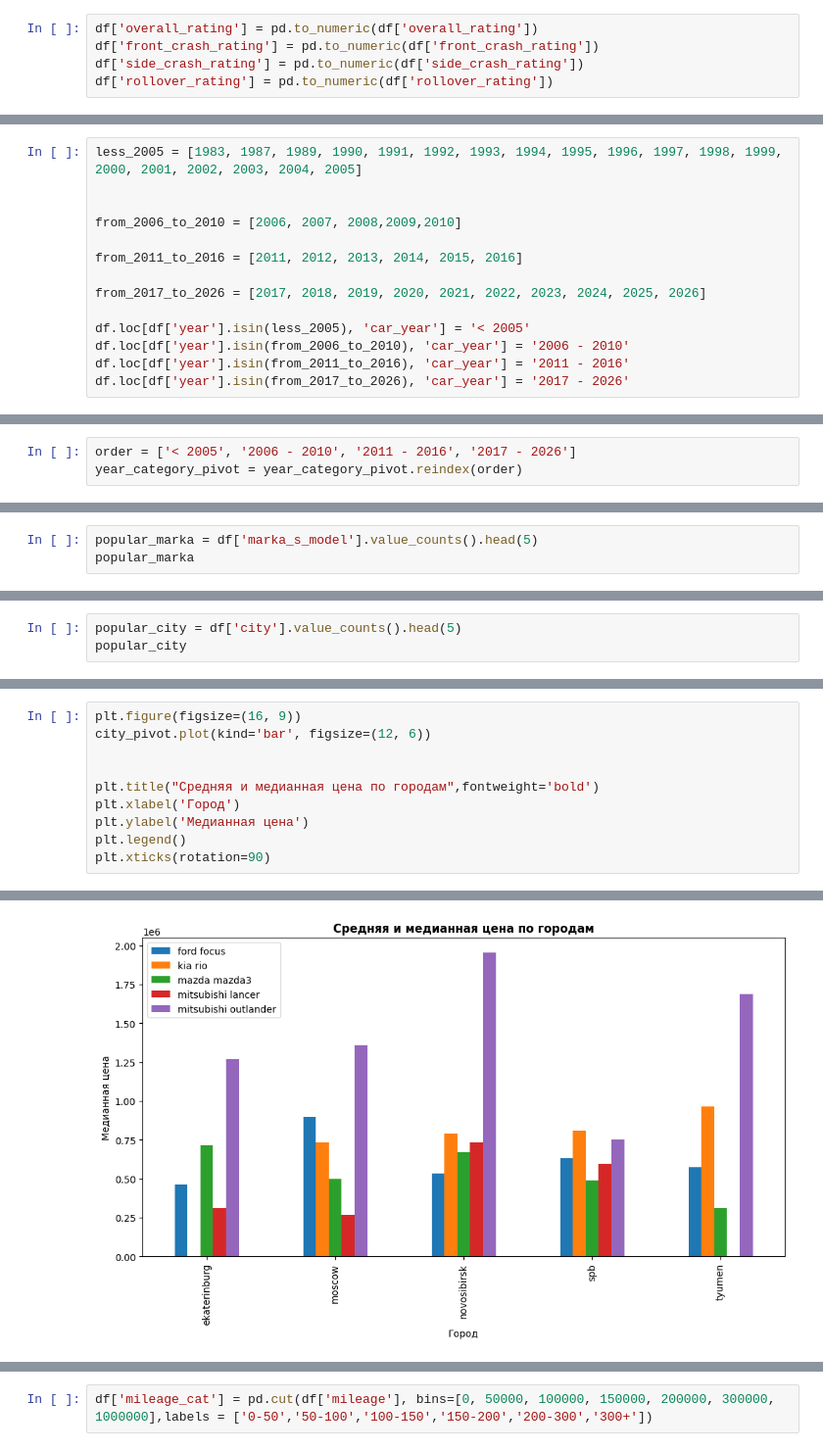
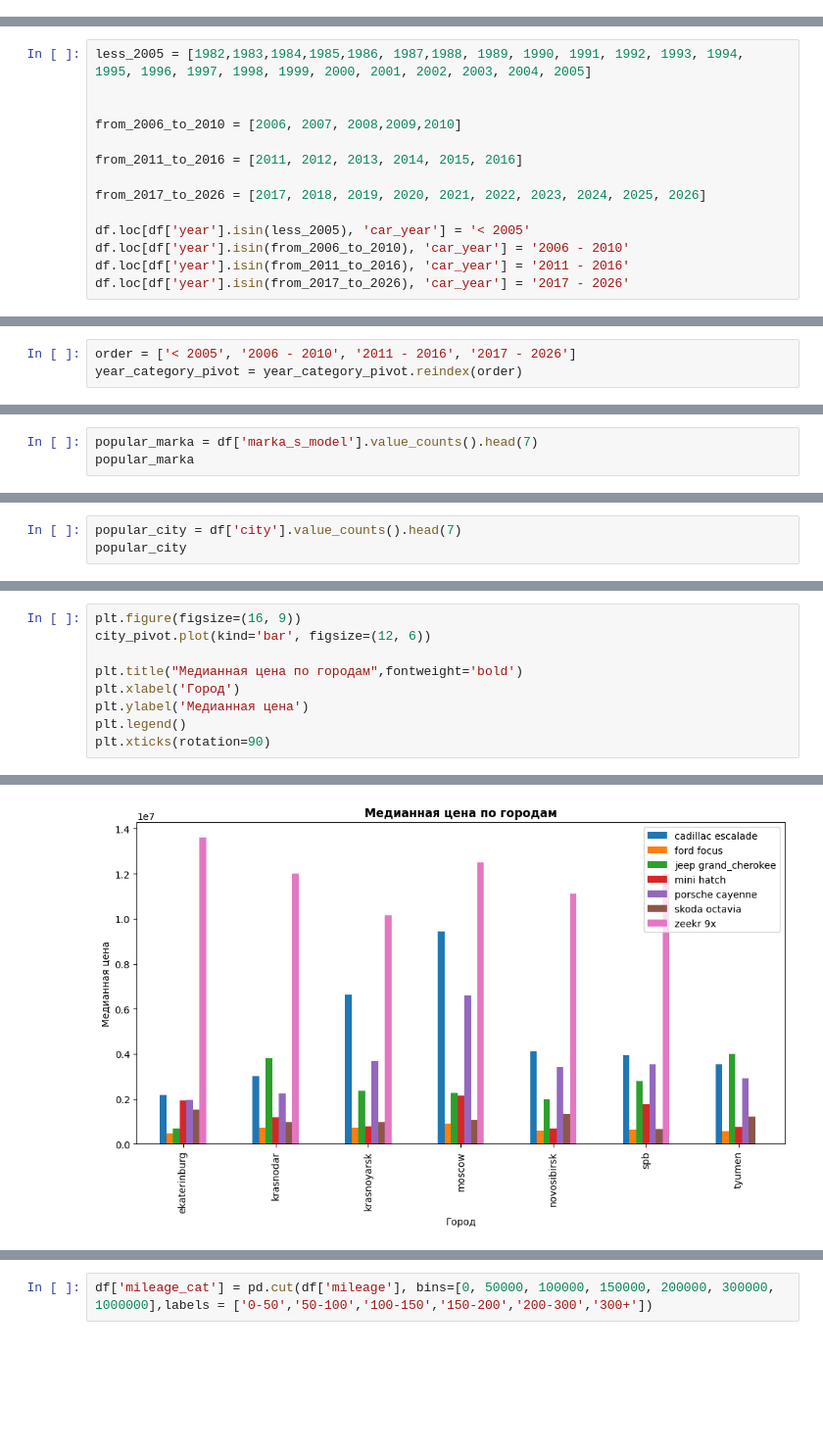
Before and after one commit to Shelb0rne/gp_2, a Jupyter notebook: EDA MULTI/ГП_2_Мультивариант.ipynb, the cells around one changed output, grey strips where cells are left out. Shown at 98% size. Drawn from its saved outputs; the diff is of its cells as text; blank space fills up the shorter version.

```diff
--- a/EDA MULTI/ГП_2_Мультивариант.ipynb
+++ b/EDA MULTI/ГП_2_Мультивариант.ipynb
@@ -103,5 +14,0 @@ print('Количество Nan в rollover_rating', df['rollover_rating'].isna(
-# %%
-df['overall_rating'] = pd.to_numeric(df['overall_rating'])
-df['front_crash_rating'] = pd.to_numeric(df['front_crash_rating'])
-df['side_crash_rating'] = pd.to_numeric(df['side_crash_rating'])
-df['rollover_rating'] = pd.to_numeric(df['rollover_rating'])
@@ -247,6 +179,6 @@ df['year'].value_counts().sort_values()
 dtype: int64
 # %%
-less_2005 = [1983, 1987, 1989, 1990, 1991, 1992, 1993, 1994, 1995, 1996, 1997, 1998, 1999, 2000, 2001, 2002, 2003, 2004, 2005]
+less_2005 = [1982,1983,1984,1985,1986, 1987,1988, 1989, 1990, 1991, 1992, 1993, 1994, 1995, 1996, 1997, 1998, 1999, 2000, 2001, 2002, 2003, 2004, 2005]
 
 
 from_2006_to_2010 = [2006, 2007, 2008,2009,2010]
@@ -327,6 +261,6 @@ df['marka_s_model']
 dtype: object
 # %%
-popular_marka = df['marka_s_model'].value_counts().head(5)
+popular_marka = df['marka_s_model'].value_counts().head(7)
 popular_marka
 # %% [output]
 |  | count |
@@ -339,6 +275,6 @@ popular_marka
 dtype: int64
 # %%
-popular_city = df['city'].value_counts().head(5)
+popular_city = df['city'].value_counts().head(7)
 popular_city
 # %% [output]
 |  | count |
@@ -381,8 +315,7 @@ city_pivot
 plt.figure(figsize=(16, 9))
 city_pivot.plot(kind='bar', figsize=(12, 6))
 
-
-plt.title("Средняя и медианная цена по городам",fontweight='bold')
+plt.title("Медианная цена по городам",fontweight='bold')
 plt.xlabel('Город')
 plt.ylabel('Медианная цена')
 plt.legend()
@@ -397,2 +332,2 @@ plt.xticks(rotation=90)
 <Figure size 1600x900 with 0 Axes>
-[figure, old version]
+[figure, new version]
```
Also changed, not shown: parts of 162 cells of this notebook.
